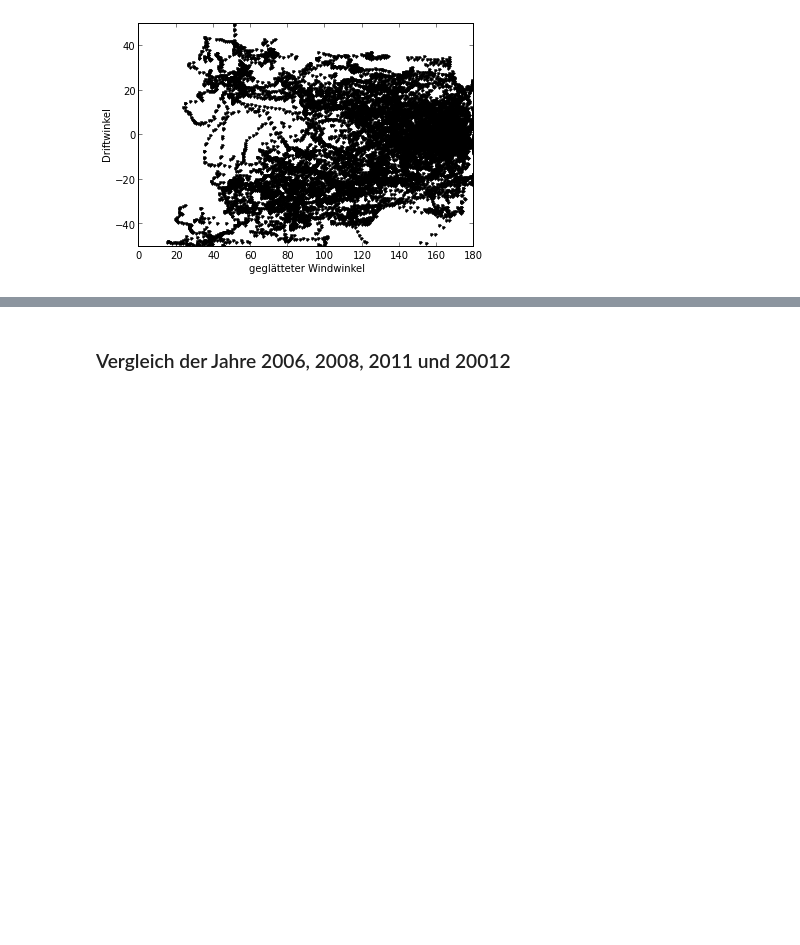
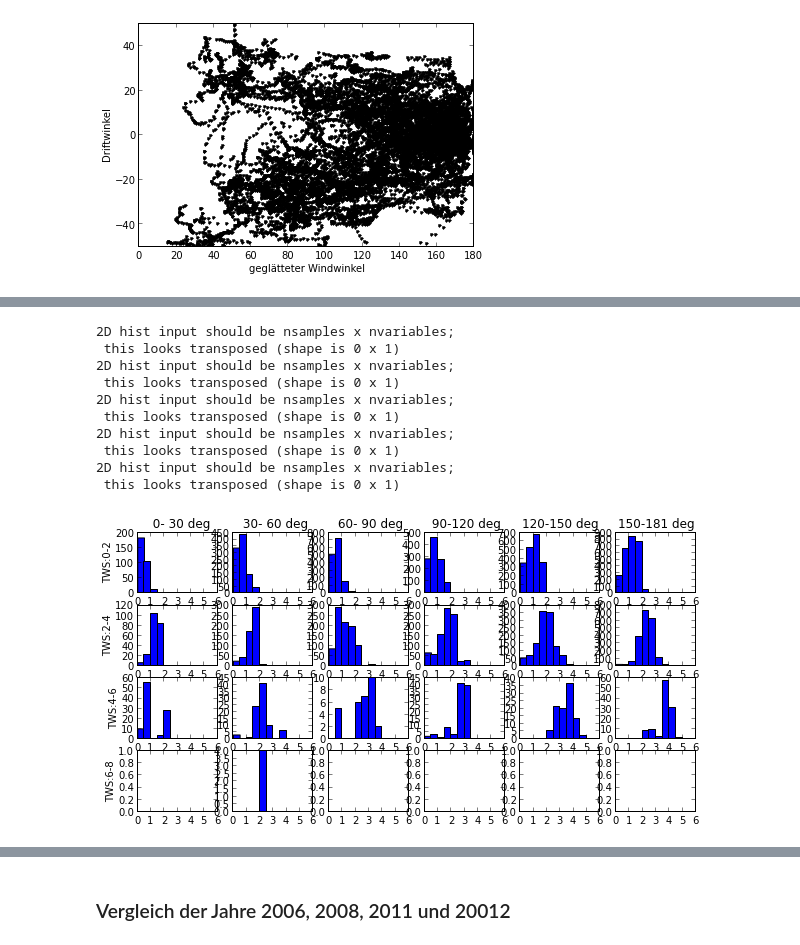
Before and after one commit to Roemerschiff/NX2, a Jupyter notebook: analysis/Polarplots.ipynb, the cells around one changed output, grey strips where cells are left out. Cells and saved outputs as stored; diff of their text form; code cells hidden in the pictures; blank space fills up the shorter version.

```diff
--- a/Polarplots.ipynb
+++ b/analysis/Polarplots.ipynb
@@ -127,11 +130,11 @@ plt.legend(loc = 'lower left')
 # %% [markdown]
 Um sinnvolle Parameter zum Filtern zu finden und zu zeigen, wie sich die einzelnen Filter auswirken, verwende ich im Folgenden den Datensatz von 2011 als Beispiel.
 # %%
-sail  = polar.sail(d11)
-con = polar.near_const(smooth_gauss(d11['BSP'],10), max_diff = 0.01)
-TWSs = smooth_expdec(d11['TWS'], 10)
-TWAs = smooth_expdec(np.abs(d11['TWA']), 10)
-conTWA = polar.near_const(TWAs, max_diff = 1.5)
+sail  = NX2.polar.sail(d11)
+con = NX2.polar.near_const(NX2.math.smooth_gauss(d11['BSP'],10), max_diff = 0.01)
+TWSs = NX2.math.smooth_expdec(d11['TWS'], 10)
+TWAs = NX2.math.smooth_expdec(np.abs(d11['TWA']), 10)
+conTWA = NX2.polar.near_const(TWAs, max_diff = 1.5)
 # %% [markdown]
 Hier schauen wir mal, wie viele Punkte eigentlich noch übrig bleiben, wenn die oben definierten Filter angewendet werden.
 # %%
@@ -196,0 +215,17 @@ plt.ylim([-50,50])
+# %%
+fig = plt.figure(figsize = (10,5))
+ind = sail & con & conTWA
+TWAsdrift = TWAs+(np.sign(d11.TWA) * np.abs(NX2.math.bearingdiff180(d11.HDC, d11.COG)))
+NX2.polar.grid(TWAsdrift[ind], TWSs[ind], d11.BSP[ind], np.arange(0.,8.1,2.), np.arange(0.,181., 30.1), fig = fig)
+# %% [output]
+2D hist input should be nsamples x nvariables;
+ this looks transposed (shape is 0 x 1)
+2D hist input should be nsamples x nvariables;
+ this looks transposed (shape is 0 x 1)
+2D hist input should be nsamples x nvariables;
+ this looks transposed (shape is 0 x 1)
+2D hist input should be nsamples x nvariables;
+ this looks transposed (shape is 0 x 1)
+2D hist input should be nsamples x nvariables;
+ this looks transposed (shape is 0 x 1)
+[figure, added]
```
Also changed, not shown: parts of 15 cells of this notebook, 12 other files.
